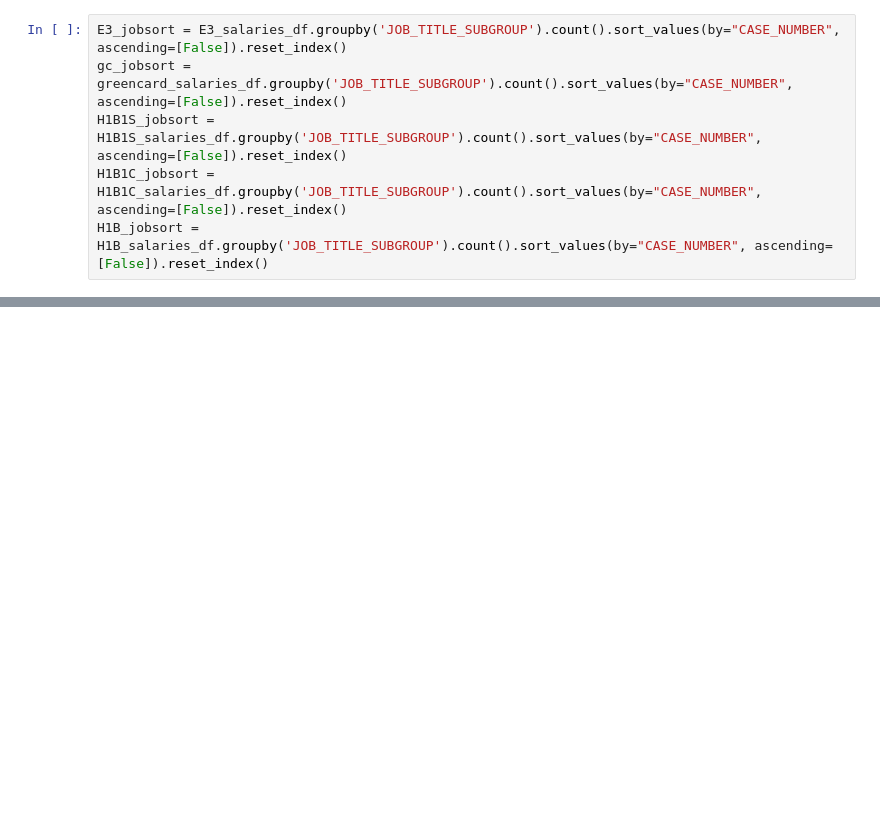
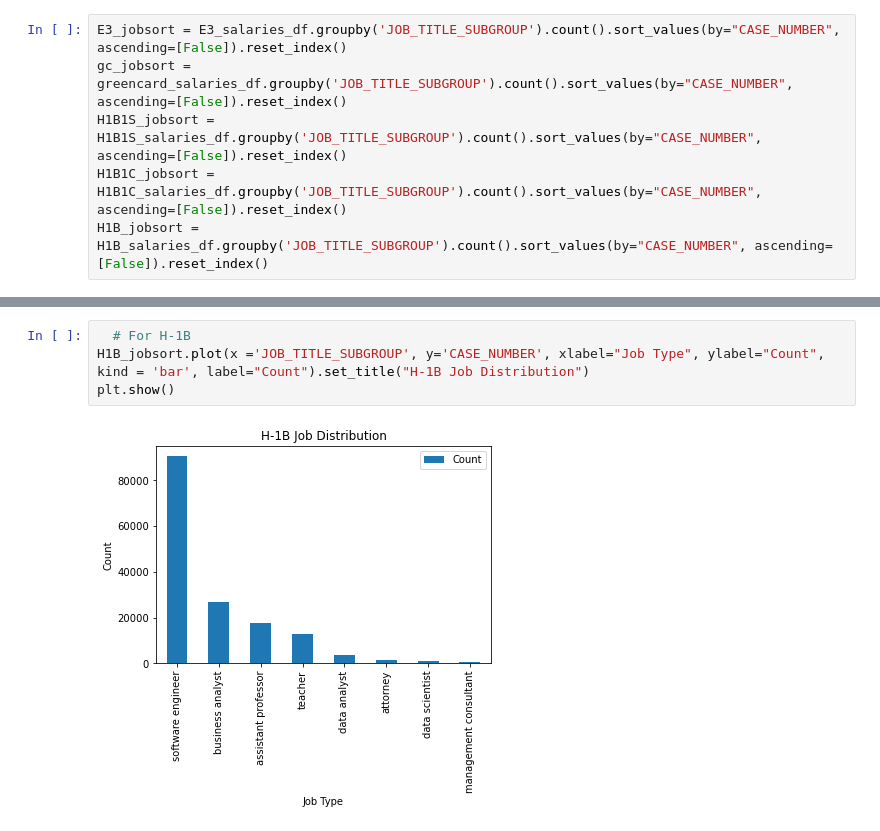
Before and after one commit to vu13/DS311GroupProject, a Jupyter notebook: Visa_Type_and_Income.ipynb, the cells around one changed output, grey strips where cells are left out. Saved outputs shown, nothing was run; the diff lists cells and outputs as text; blank space fills up the shorter version.

```diff
--- a/Visa_Type_and_Income.ipynb
+++ b/Visa_Type_and_Income.ipynb
@@ -71,0 +66,6 @@ plt.show()
+# %%
+  # For H-1B
+H1B_jobsort.plot(x ='JOB_TITLE_SUBGROUP', y='CASE_NUMBER', xlabel="Job Type", ylabel="Count",  kind = 'bar', label="Count").set_title("H-1B Job Distribution")
+plt.show()
+# %% [output]
+[figure, added]
```
Also changed, not shown: parts of 6 cells of this notebook.
